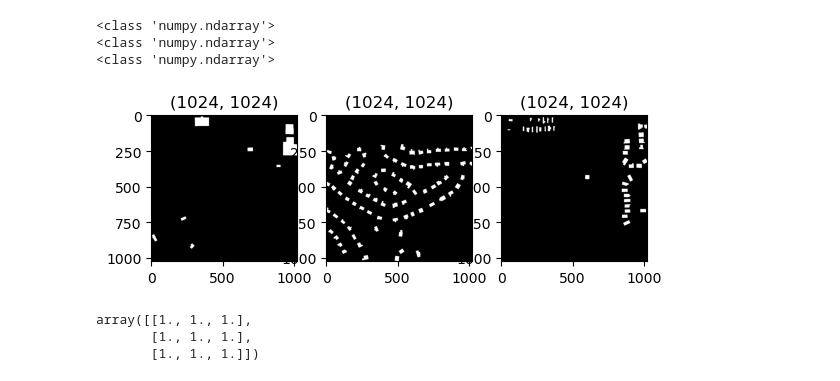
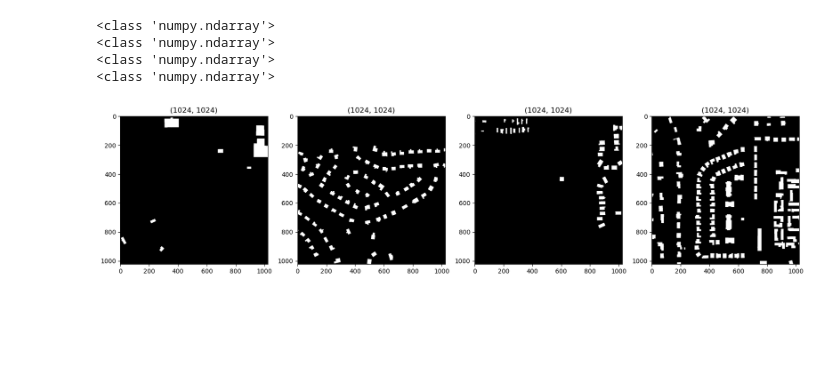
Before and after one commit to KURasengan/SWdacon, a Jupyter notebook: wonjun/pixel_ensemble.ipynb, the cells around one changed output. Saved outputs shown, nothing was run; the diff lists cells and outputs as text; code cells hidden in the pictures; blank space fills up the shorter version.

Commit message:
[FIX] plotting 함수 수정

```diff
--- a/wonjun/pixel_ensemble.ipynb
+++ b/wonjun/pixel_ensemble.ipynb
@@ -30,7 +30,8 @@ def rle_decode(mask_rle, shape):
         img[lo:hi] = 1
     return img.reshape(shape)
 # %%
+# 실험을 위해 가져온 train.csv
 path = "../open (1)/"
-csv_file = path+'train.csv'
-train_img_path = path+'train_img/'
-train = pd.read_csv(csv_file)
+csv_file = path + 'train.csv'
+train_img_path = path + 'train_img/'
+train_csv = pd.read_csv(csv_file)
@@ -40,5 +38,9 @@ img1 = 1
 # %%
 def plot_mask(csv, num, column, fig):
+    """
+    mask를 plot 하는 함수
+    csv: csv file, num: train.csv에서 보고 싶은 번호, column: 총 몇 개를 볼 것인지, fig: fig
+    """
     mask_rle = csv.iloc[num, 2]
     image_path = csv.iloc[num, 1]
     image = cv2.imread(path+ image_path[2:])
@@ -48,22 +50,15 @@ def plot_mask(csv, num, column, fig):
     ax1.imshow(mask,cmap='gray')
     ax1.set_title(f'{mask.shape}')
 # %%
-fig = plt.figure()
+fig = plt.figure(figsize=[20,20])
 
-plot_mask(train, 0, 3, fig)
-plot_mask(train, 1, 3, fig)
-plot_mask(train, 2, 3, fig)
+plot_mask(train_csv, 0, 4, fig)
+plot_mask(train_csv, 1, 4, fig)
+plot_mask(train_csv, 2, 4, fig)
+plot_mask(train_csv, 3, 4, fig)
 # %% [output]
 <class 'numpy.ndarray'>
 <class 'numpy.ndarray'>
 <class 'numpy.ndarray'>
+<class 'numpy.ndarray'>
-[figure, old version]
+[figure, new version]
-# %%
-a = np.zeros((3,3))
-b = np.ones((3,3))
-a
-b
-# %% [output]
-array([[1., 1., 1.],
-       [1., 1., 1.],
-       [1., 1., 1.]])
```
Also changed, not shown: parts of 3 cells of this notebook.
